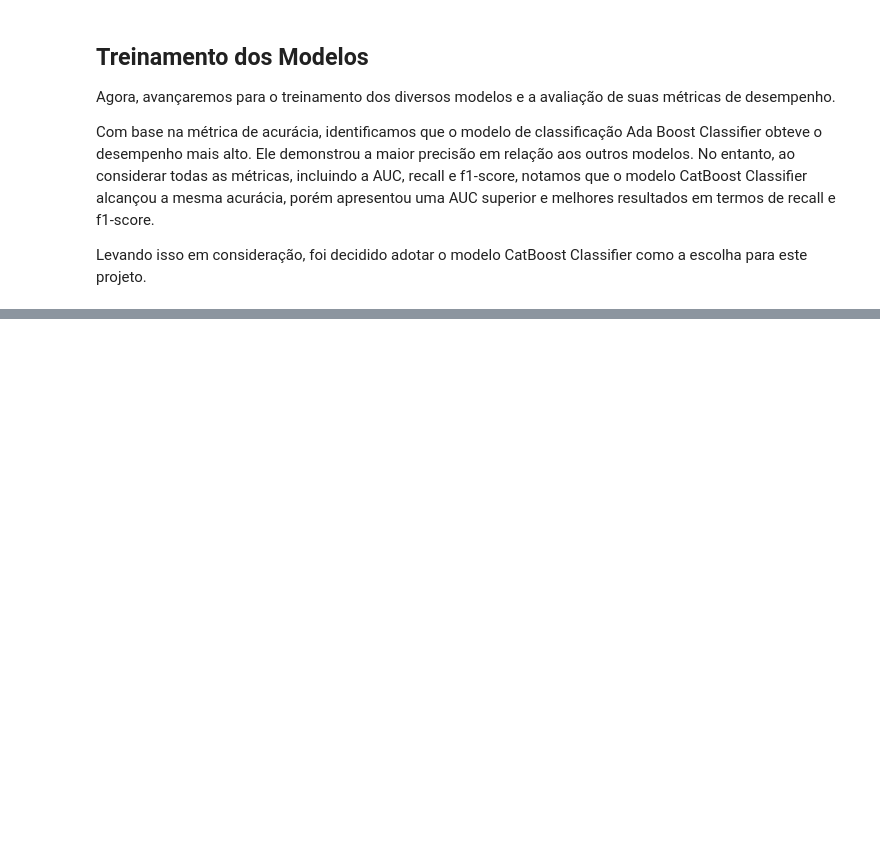
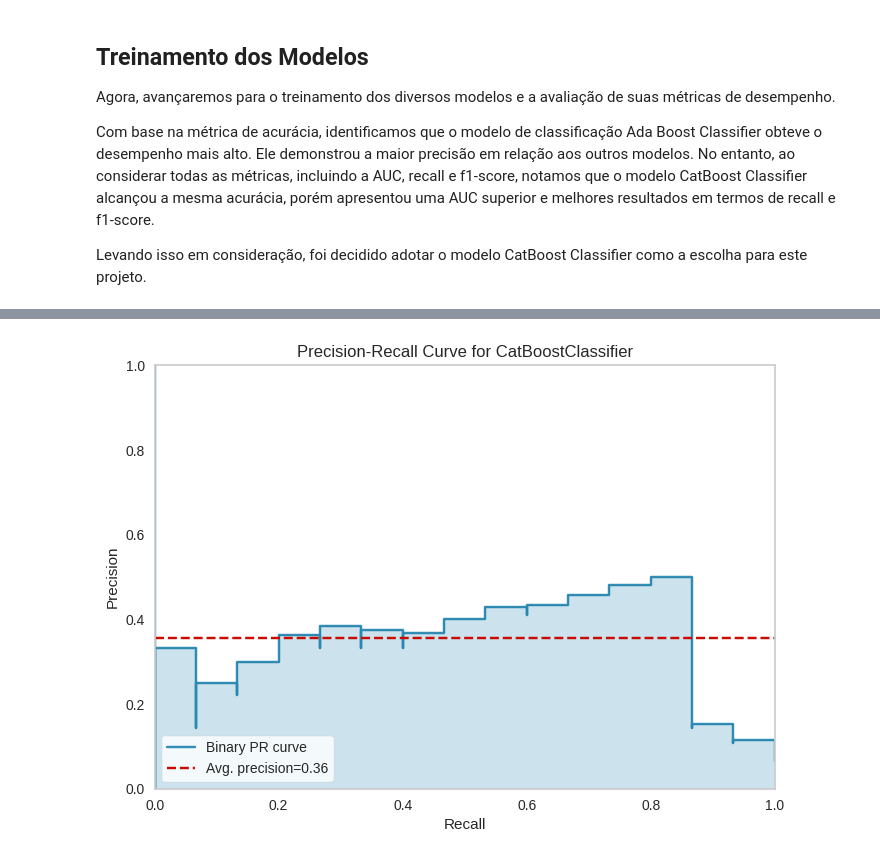
Before and after one commit to SarahFeanor/Portfolio-DataScience, a Jupyter notebook: previsao_de_risco_cancer.ipynb, the cells around one changed output, grey strips where cells are left out. Cells and saved outputs as stored; diff of their text form; code cells hidden in the pictures; blank space fills up the shorter version.

```diff
--- a/previsao_de_risco_cancer.ipynb
+++ b/previsao_de_risco_cancer.ipynb
@@ -290,0 +400,3 @@ Levando isso em consideração, foi decidido adotar o modelo CatBoost Classifier
+# %%
+plot_model(catboost, plot='pr')
+# %% [output]
@@ -290,0 +404 @@ Levando isso em consideração, foi decidido adotar o modelo CatBoost Classifier
+[figure, added]
```
Also changed, not shown: parts of 74 cells of this notebook.
